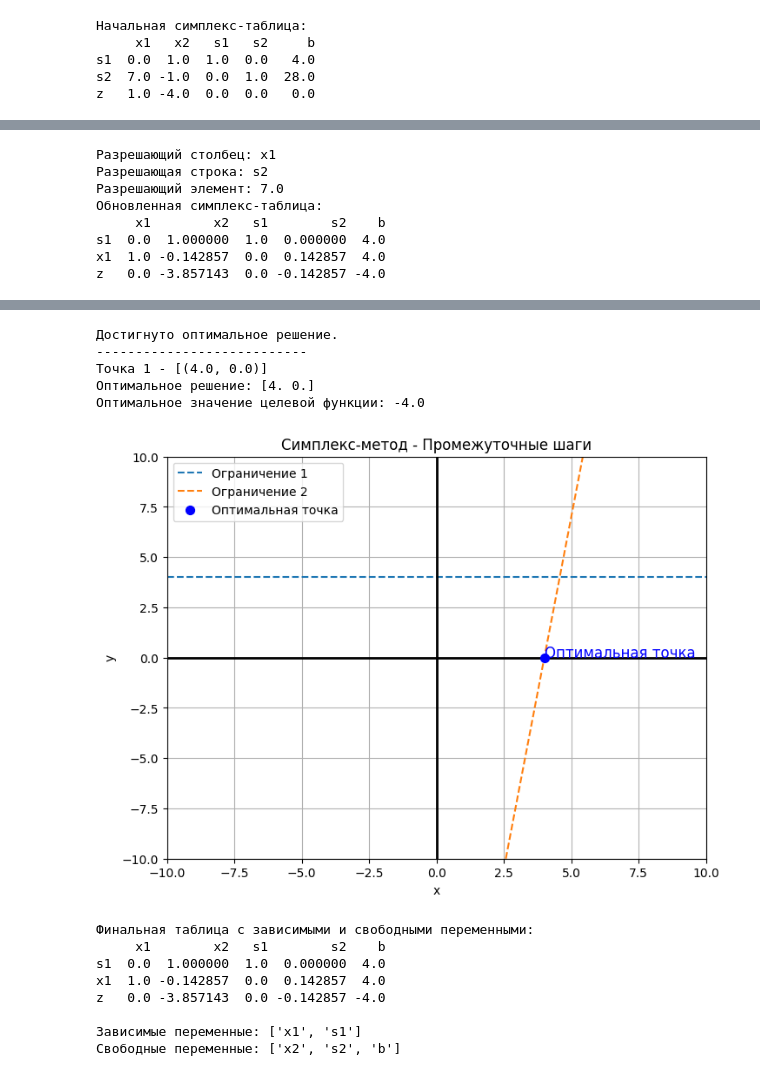
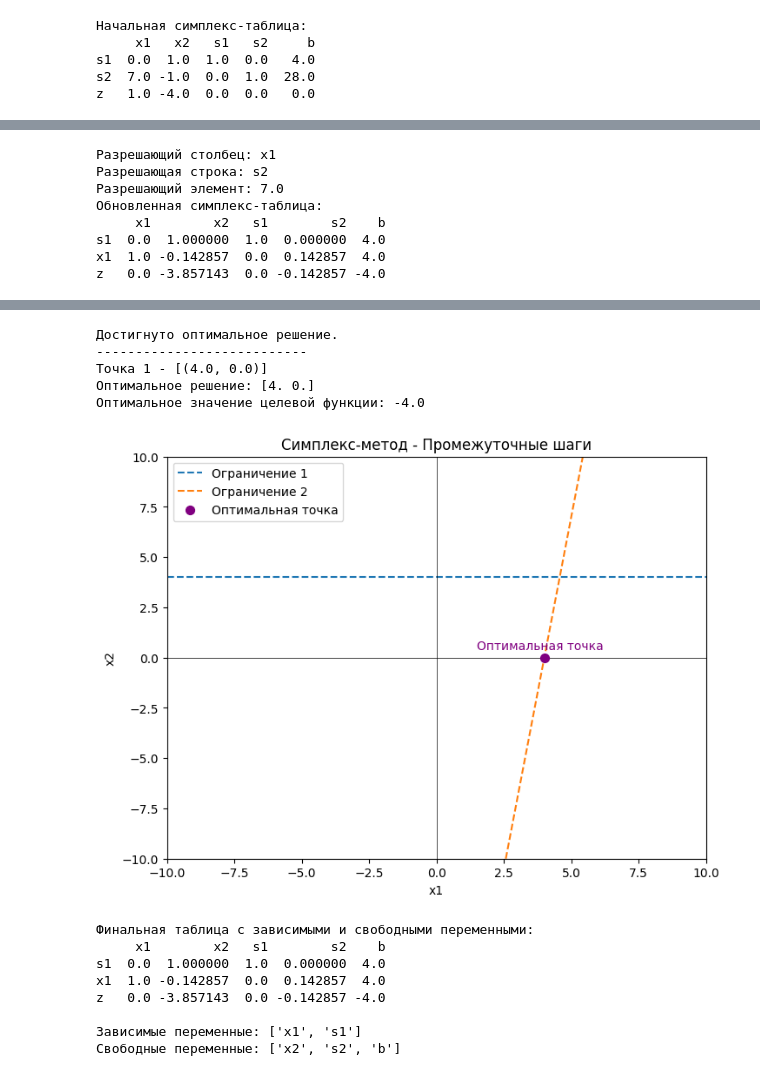
Before and after one commit to KadilenkoIvan/optimization-methods, a Jupyter notebook: 5-V.ipynb, the cells around one changed output, grey strips where cells are left out. Saved outputs shown, nothing was run; the diff lists cells and outputs as text; code cells hidden in the pictures.

Commit message:
simplex

```diff
--- a/5-V.ipynb
+++ b/5-V.ipynb
@@ -191,5 +193,5 @@ z   1.0  0.0  4.0  0.0  16.0
 # %%
-def simplex_method_min(c, A, b):
+def simplex_method_min(c, A, b, visualisation=True):
     """
     Реализация симплекс-метода для решения задачи линейного программирования.
     c: коэффициенты целевой функции (1D массив).
@@ -243,42 +245,42 @@ def simplex_method_min(c, A, b):
 
     def visualize_simplex(points=None, optimal_point=None):
         # Задаём диапазон значений для визуализации
-        x = np.linspace(-10, 10, 400)
+        func = solve_for_y(c)
+
+        x1 = np.linspace(-10, 10, 400)
+        y_func = func(x1)
         plt.figure(figsize=(8, 6))
-
-        func = solve_for_y(c)
-        y_func = func(x)
-        #plt.plot(x, y_func, label="Функция ")
+        #plt.plot(x1, y_func, label="Функция ")
 
         # Построение ограничений
         for i in range(num_constraints):
             if A[i, 1] != 0:
-                plt.plot(x, (b[i] - A[i, 0] * x) / A[i, 1], '--', label=f"Ограничение {i+1}")
+                plt.plot(x1, (b[i] - A[i, 0] * x1) / A[i, 1], '--', label=f"Ограничение {i+1}")
             else:
                 plt.axvline(x=b[i] / A[i, 0], label=f"Ограничение {i+1}")
 
         # Задаём оси координат
-        plt.axhline(0, color='black', linewidth=2)
-        plt.axvline(0, color='black', linewidth=2)
+        plt.axhline(0, color='black', linewidth=0.5, zorder=5)
+        plt.axvline(0, color='black', linewidth=0.5, zorder=5)
+
+        # Отображение точек промежуточных решений
+        if optimal_point:
+            x_opt, y_opt = optimal_point
+            plt.scatter(x_opt, y_opt, color='purple', s=50, zorder=10, label='Оптимальная точка')
+            plt.text(x_opt - 2.5, y_opt + 0.4, "Оптимальная точка", fontsize=10, color='purple')
+        else:
+            if points:
+                for i, (x, y) in enumerate(points):
+                    plt.scatter(x, y, color='red', zorder=5)
+                    plt.text(x + 0.1, y + 0.1, f"Точка {i+1}", fontsize=10)
 
         # Отображение оптимальной точки, если она передана
-        if optimal_point:
-            x_opt, y_opt = optimal_point
-            plt.scatter(x_opt, y_opt, color='blue', s=50, zorder=10, label='Оптимальная точка')
-            plt.text(x_opt + 0.001, y_opt + 0.001, "Оптимальная точка", fontsize=12, color='blue')
-        # Отображение точек промежуточных решений
-        else:
-            if points:
-                for i, (x_val, y_val) in enumerate(points):
-                    plt.scatter(x_val, y_val, color='red', zorder=5)
-                    plt.text(x_val + 0.001, y_val + 0.001, f"Точка {i+1}", fontsize=12)
 
 
-
-        plt.xlabel("x")
-        plt.ylabel("y")
+        plt.xlabel("x1")
+        plt.ylabel("x2")
         plt.title("Симплекс-метод - Промежуточные шаги")
-        plt.grid(True)
+        #plt.grid(True)
         plt.legend()
         plt.xlim(-10, 10)
         plt.ylim(-10, 10)
@@ -287,7 +289,8 @@ def simplex_method_min(c, A, b):
     # Отображение начальной таблицы
     print("Начальная симплекс-таблица:")
     print_tableau()
-    visualize_simplex()
+    if visualisation:
+        visualize_simplex()
 
     points = []  # Список для хранения точек промежуточных решений
 
@@ -437,9 +440,9 @@ z   0.0 -3.857143  0.0 -0.142857 -4.0
 Достигнуто оптимальное решение.
 ---------------------------
 Точка 1 - [(4.0, 0.0)]
 Оптимальное решение: [4. 0.]
 Оптимальное значение целевой функции: -4.0
-[figure, old version]
+[figure, new version]
 Финальная таблица с зависимыми и свободными переменными:
      x1        x2   s1        s2    b
 s1  0.0  1.000000  1.0  0.000000  4.0
```
Also changed, not shown: parts of 2 cells of this notebook.
